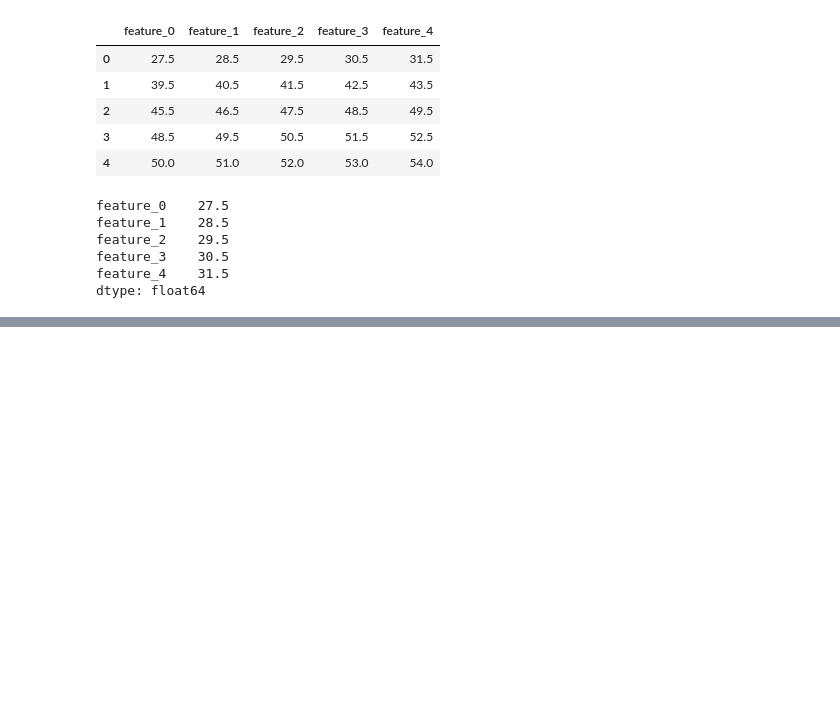
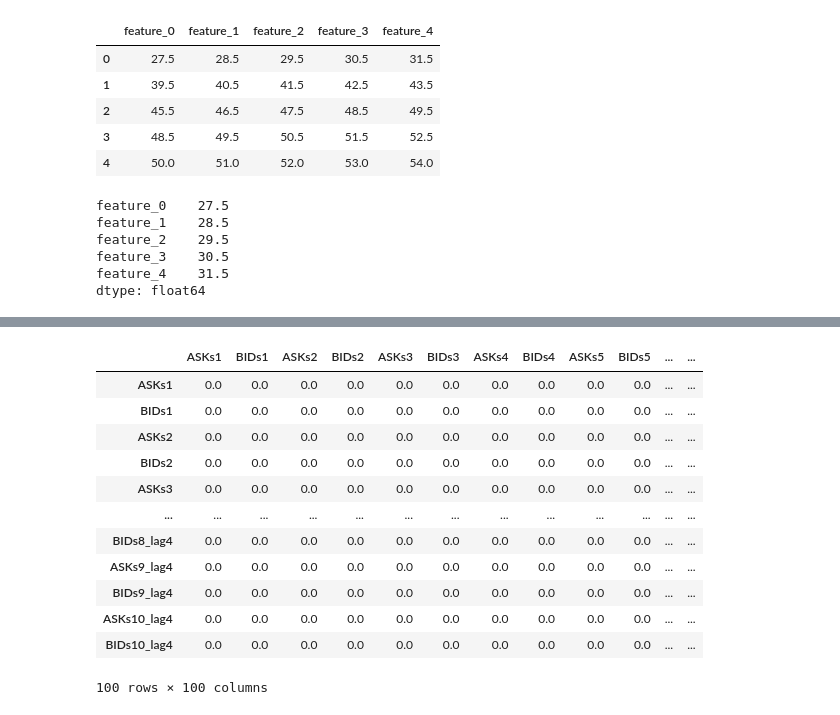
Before and after one commit to daxus4/LOBFrame, a Jupyter notebook: models/HNN/Untitled-1.ipynb, the cells around one changed output, grey strips where cells are left out. Cells and saved outputs as stored; diff of their text form; code cells hidden in the pictures; blank space fills up the shorter version.

```diff
--- a/models/HNN/Untitled-1.ipynb
+++ b/models/HNN/Untitled-1.ipynb
@@ -884,0 +1463,24 @@ dtype: float64
+# %%
+corr_matrix = df[[col for col in df.columns if "p" not in col]].corr()
+model_all = TMFG()
+cliques_all, seps_all, adj_matrix_all = model_all.fit_transform(
+    corr_matrix, output="weighted_sparse_W_matrix"
+)
+adj_matrix_all_df = pd.DataFrame(
+    adj_matrix_all, index=corr_matrix.index, columns=corr_matrix.columns
+)
+adj_matrix_all_df
+# %% [output]
+|  | ASKs1 | BIDs1 | ASKs2 | BIDs2 | ASKs3 | BIDs3 | ASKs4 | BIDs4 | ASKs5 | BIDs5 | ... | ... |
+| ASKs1 | 0.0 | 0.0 | 0.0 | 0.0 | 0.0 | 0.0 | 0.0 | 0.0 | 0.0 | 0.0 | ... | ... |
+| BIDs1 | 0.0 | 0.0 | 0.0 | 0.0 | 0.0 | 0.0 | 0.0 | 0.0 | 0.0 | 0.0 | ... | ... |
+| ASKs2 | 0.0 | 0.0 | 0.0 | 0.0 | 0.0 | 0.0 | 0.0 | 0.0 | 0.0 | 0.0 | ... | ... |
+| BIDs2 | 0.0 | 0.0 | 0.0 | 0.0 | 0.0 | 0.0 | 0.0 | 0.0 | 0.0 | 0.0 | ... | ... |
+| ASKs3 | 0.0 | 0.0 | 0.0 | 0.0 | 0.0 | 0.0 | 0.0 | 0.0 | 0.0 | 0.0 | ... | ... |
+| ... | ... | ... | ... | ... | ... | ... | ... | ... | ... | ... | ... | ... |
+| BIDs8_lag4 | 0.0 | 0.0 | 0.0 | 0.0 | 0.0 | 0.0 | 0.0 | 0.0 | 0.0 | 0.0 | ... | ... |
+| ASKs9_lag4 | 0.0 | 0.0 | 0.0 | 0.0 | 0.0 | 0.0 | 0.0 | 0.0 | 0.0 | 0.0 | ... | ... |
+| BIDs9_lag4 | 0.0 | 0.0 | 0.0 | 0.0 | 0.0 | 0.0 | 0.0 | 0.0 | 0.0 | 0.0 | ... | ... |
+| ASKs10_lag4 | 0.0 | 0.0 | 0.0 | 0.0 | 0.0 | 0.0 | 0.0 | 0.0 | 0.0 | 0.0 | ... | ... |
+| BIDs10_lag4 | 0.0 | 0.0 | 0.0 | 0.0 | 0.0 | 0.0 | 0.0 | 0.0 | 0.0 | 0.0 | ... | ... |
+100 rows × 100 columns
```
Also changed, not shown: parts of 11 cells of this notebook, 6 other files.
